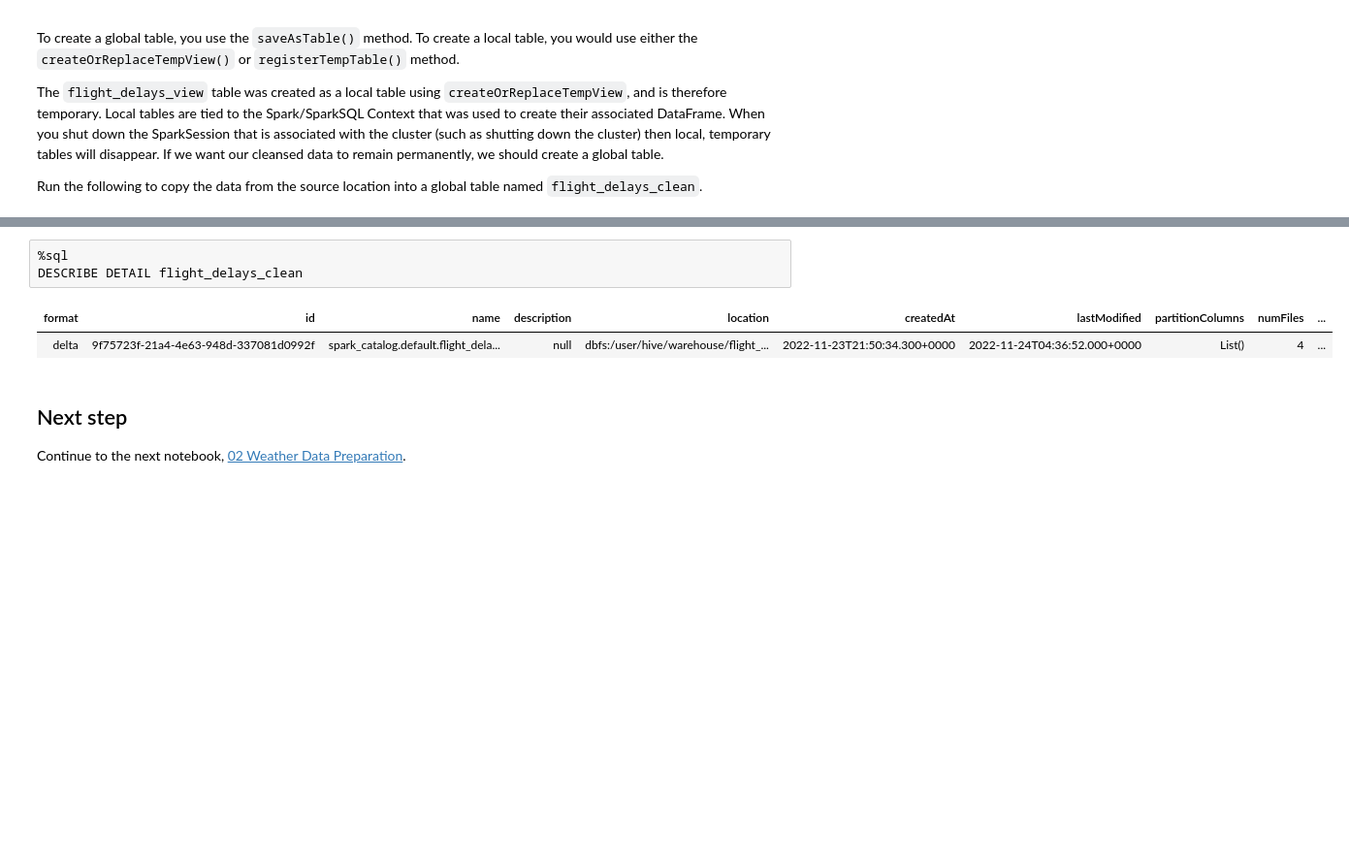
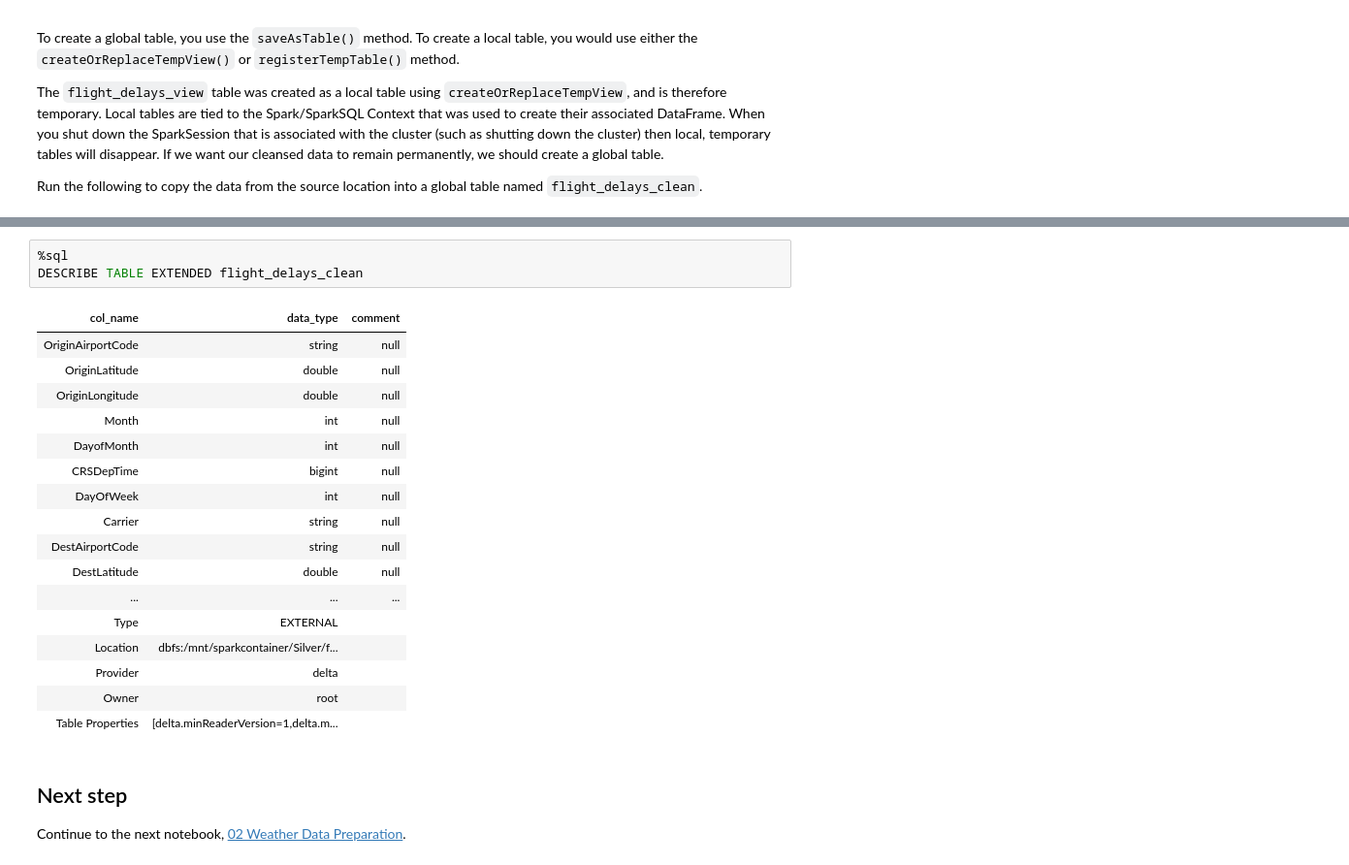
Before and after one commit to microsoft/MTC_IL_WORKSHOP_Big_data_analytics_and_visualization, a Jupyter notebook: DATA_ENG_IN_AZURE/Hands-on lab/lab-files/BigDataVis/Exercise 2/01 Flight Delay Data Preparation.ipynb, the cells around one changed output, grey strips where cells are left out. Shown at 97% size. Cells and saved outputs as stored; diff of their text form; blank space fills up the shorter version.

```diff
--- a/DATA_ENG_IN_AZURE/Hands-on lab/lab-files/BigDataVis/Exercise 2/01 Flight Delay Data Preparation.ipynb
+++ b/DATA_ENG_IN_AZURE/Hands-on lab/lab-files/BigDataVis/Exercise 2/01 Flight Delay Data Preparation.ipynb
@@ -186,9 +172,24 @@ dfFlightDelays_Clean.write.mode("overwrite").saveAsTable("flight_delays_clean")
 # %%
 %sql
-DESCRIBE DETAIL flight_delays_clean
+DESCRIBE TABLE EXTENDED flight_delays_clean
 # %% [output]
-| format | id | name | description | location | createdAt | lastModified | partitionColumns | numFiles | ... |
-| delta | 9f75723f-21a4-4e63-948d-337081d0992f | spark_catalog.default.flight_dela... | null | dbfs:/user/hive/warehouse/flight_... | 2022-11-23T21:50:34.300+0000 | 2022-11-24T04:36:52.000+0000 | List() | 4 | ... |
+| col_name | data_type | comment |
+| OriginAirportCode | string | null |
+| OriginLatitude | double | null |
+| OriginLongitude | double | null |
+| Month | int | null |
+| DayofMonth | int | null |
+| CRSDepTime | bigint | null |
+| DayOfWeek | int | null |
+| Carrier | string | null |
+| DestAirportCode | string | null |
+| DestLatitude | double | null |
+| ... | ... | ... |
+| Type | EXTERNAL |  |
+| Location | dbfs:/mnt/sparkcontainer/Silver/f... |  |
+| Provider | delta |  |
+| Owner | root |  |
+| Table Properties | [delta.minReaderVersion=1,delta.m... |  |
 # %% [markdown]
 ## Next step
 
```
Also changed, not shown: parts of 5 cells of this notebook, 9 other files.
